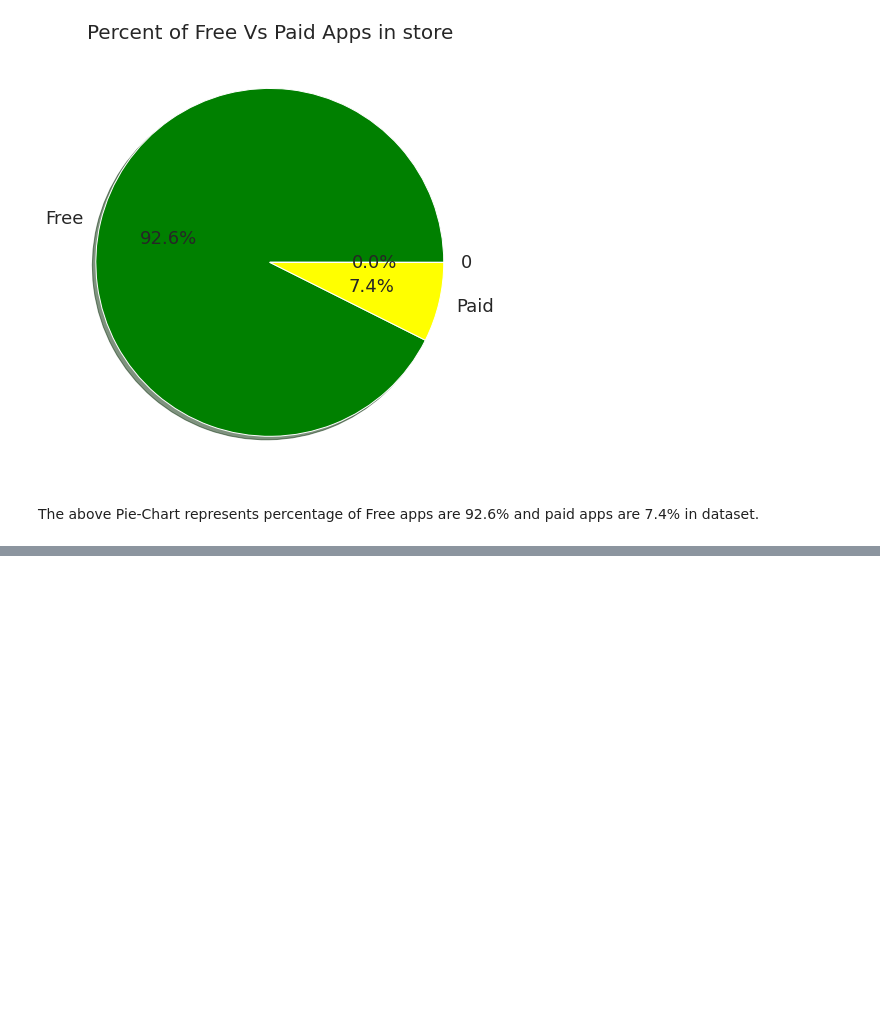
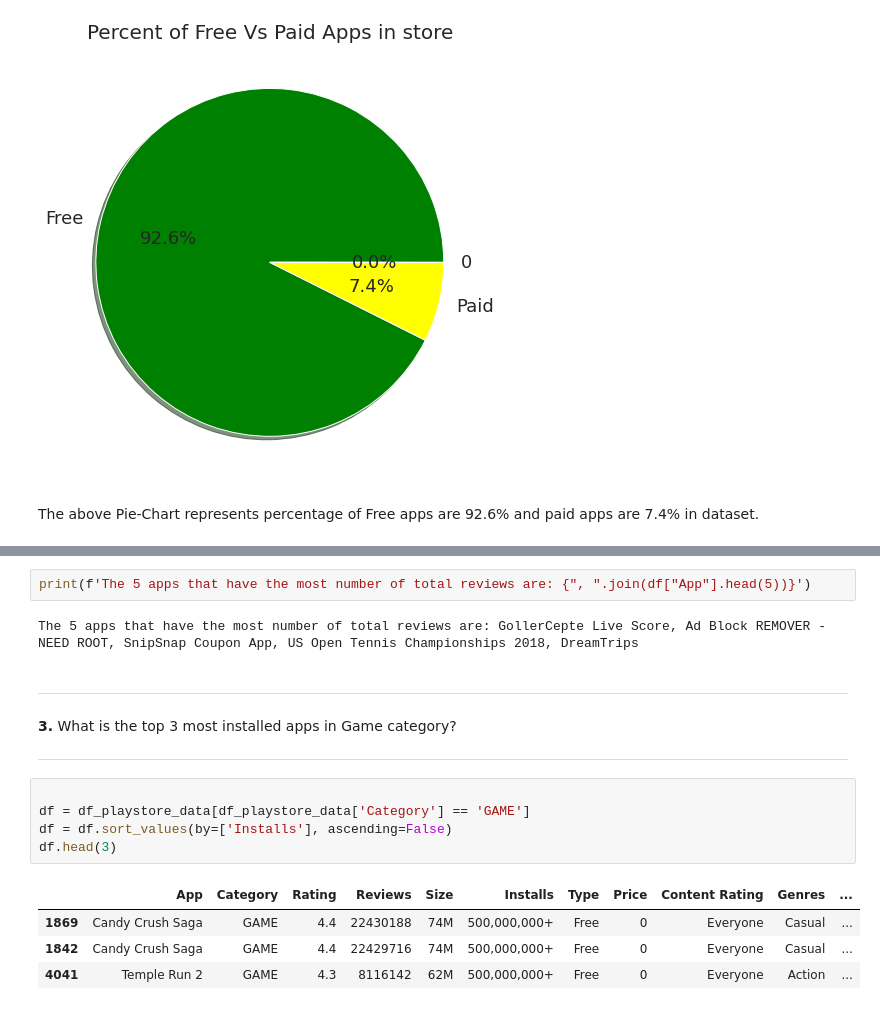
Before and after one commit to AsadullaP/Play-Store-App-Review-Analysis-, a Jupyter notebook: Asadullakhan_pathan_Play_Store_App_Review_Analysis_Capstone_Project.ipynb, the cells around one changed output, grey strips where cells are left out. Drawn from its saved outputs; the diff is of its cells as text; blank space fills up the shorter version.

```diff
--- a/Asadullakhan_pathan_Play_Store_App_Review_Analysis_Capstone_Project.ipynb
+++ b/Asadullakhan_pathan_Play_Store_App_Review_Analysis_Capstone_Project.ipynb
@@ -268,0 +311,21 @@ The above Pie-Chart represents percentage of Free apps are 92.6% and paid apps a
+# %%
+print(f'The 5 apps that have the most number of total reviews are: {", ".join(df["App"].head(5))}')
+# %% [output]
+The 5 apps that have the most number of total reviews are: GollerCepte Live Score, Ad Block REMOVER - NEED ROOT, SnipSnap Coupon App, US Open Tennis Championships 2018, DreamTrips
+# %% [markdown]
+
+---
+**3.** What is the top 3 most installed apps in Game category?
+
+
+---
+# %%
+
+df = df_playstore_data[df_playstore_data['Category'] == 'GAME']
+df = df.sort_values(by=['Installs'], ascending=False)
+df.head(3)
+# %% [output]
+|  | App | Category | Rating | Reviews | Size | Installs | Type | Price | Content Rating | Genres | ... |
+| 1869 | Candy Crush Saga | GAME | 4.4 | 22430188 | 74M | 500,000,000+ | Free | 0 | Everyone | Casual | ... |
+| 1842 | Candy Crush Saga | GAME | 4.4 | 22429716 | 74M | 500,000,000+ | Free | 0 | Everyone | Casual | ... |
+| 4041 | Temple Run 2 | GAME | 4.3 | 8116142 | 62M | 500,000,000+ | Free | 0 | Everyone | Action | ... |
```
Also changed, not shown: parts of 6 cells of this notebook.
